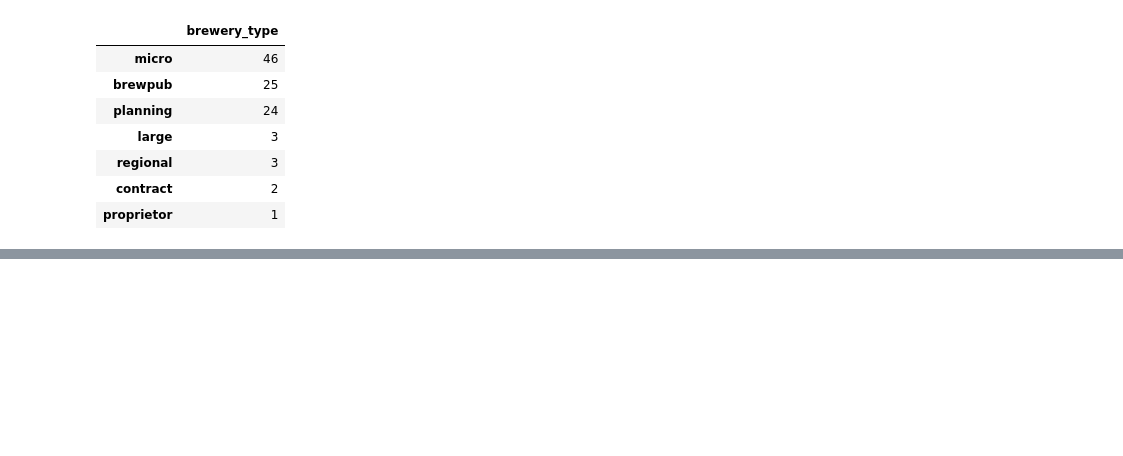
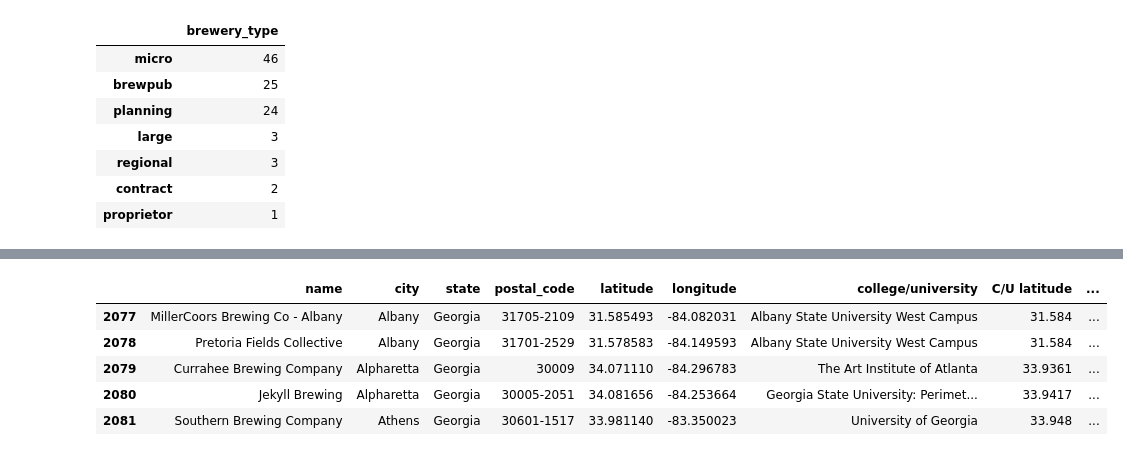
Before and after one commit to sjani184/Megadatatron, a Jupyter notebook: main_notebook.ipynb, the cells around one changed output, grey strips where cells are left out. Saved outputs shown, nothing was run; the diff lists cells and outputs as text; code cells hidden in the pictures; blank space fills up the shorter version.

```diff
--- a/main_notebook.ipynb
+++ b/main_notebook.ipynb
@@ -103,0 +128,37 @@ fig1
+# %%
+#create new columns for college/university data
+college_df['college/university'] = ''
+college_df['C/U latitude'] = ''
+college_df['C/U longitude'] = ''
+
+#define base url & parameters
+college_url = "https://maps.googleapis.com/maps/api/place/nearbysearch/json"
+college_params = {"radius": 20000,
+                  "type": "university",
+                  "key": g_key}
+
+#begin another loop through georgia breweries
+for index, row in college_df.iterrows():
+
+    #try/except statement to search for nearby colleges by lat/lng
+    try:
+        college_params['location'] = (f"{row['latitude']}, {row['longitude']}")
+
+        college_response = requests.get(college_url, params = college_params).json()
+#         pprint (college_response)
+
+        college_df.loc[index, 'college/university'] = college_response["results"][0]["name"]
+        college_df.loc[index, 'C/U latitude'] = college_response["results"][0]["geometry"]["location"]["lat"]
+        college_df.loc[index, 'C/U longitude'] = college_response["results"][0]["geometry"]["location"]["lng"]
+
+    except:
+        pass
+
+college_df.head()
+# %% [output]
+|  | name | city | state | postal_code | latitude | longitude | college/university | C/U latitude | ... |
+| 2077 | MillerCoors Brewing Co - Albany | Albany | Georgia | 31705-2109 | 31.585493 | -84.082031 | Albany State University West Campus | 31.584 | ... |
+| 2078 | Pretoria Fields Collective | Albany | Georgia | 31701-2529 | 31.578583 | -84.149593 | Albany State University West Campus | 31.584 | ... |
+| 2079 | Currahee Brewing Company | Alpharetta | Georgia | 30009 | 34.071110 | -84.296783 | The Art Institute of Atlanta | 33.9361 | ... |
+| 2080 | Jekyll Brewing | Alpharetta | Georgia | 30005-2051 | 34.081656 | -84.253664 | Georgia State University: Perimet... | 33.9417 | ... |
+| 2081 | Southern Brewing Company | Athens | Georgia | 30601-1517 | 33.981140 | -83.350023 | University of Georgia | 33.948 | ... |
```
Also changed, not shown: parts of 9 cells of this notebook.
